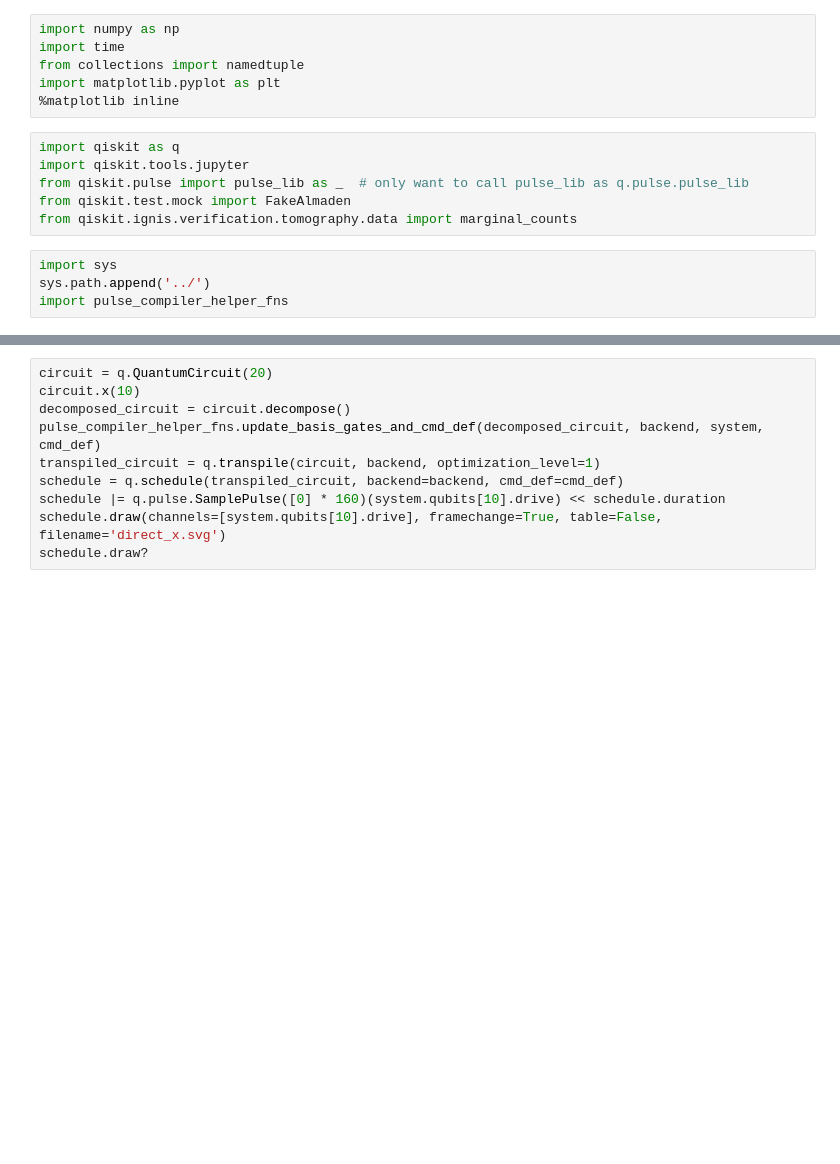
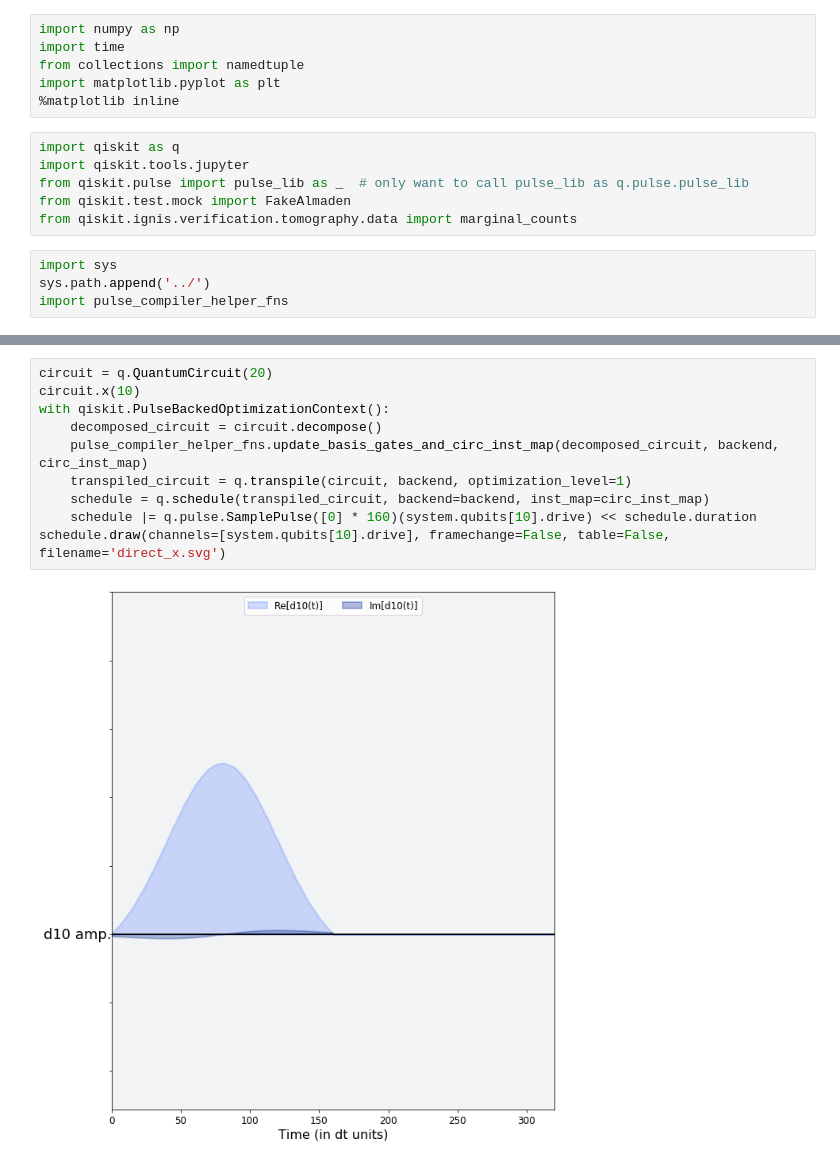
Before and after one commit to singular-value/optimizations_via_openpulse, a Jupyter notebook: Figures/standard_vs_direct_x_gate.ipynb, the cells around one changed output, grey strips where cells are left out. Cells and saved outputs as stored; diff of their text form; blank space fills up the shorter version.

```diff
--- a/Figures/standard_vs_direct_x_gate.ipynb
+++ b/Figures/standard_vs_direct_x_gate.ipynb
@@ -29,10 +29,12 @@ schedule.draw(channels=[system.qubits[10].drive], framechange=True, table=False,
 # %%
 circuit = q.QuantumCircuit(20)
 circuit.x(10)
-decomposed_circuit = circuit.decompose()
-pulse_compiler_helper_fns.update_basis_gates_and_cmd_def(decomposed_circuit, backend, system, cmd_def)
-transpiled_circuit = q.transpile(circuit, backend, optimization_level=1)
-schedule = q.schedule(transpiled_circuit, backend=backend, cmd_def=cmd_def)
-schedule |= q.pulse.SamplePulse([0] * 160)(system.qubits[10].drive) << schedule.duration
-schedule.draw(channels=[system.qubits[10].drive], framechange=True, table=False, filename='direct_x.svg')
-schedule.draw?
+with qiskit.PulseBackedOptimizationContext():
+    decomposed_circuit = circuit.decompose()
+    pulse_compiler_helper_fns.update_basis_gates_and_circ_inst_map(decomposed_circuit, backend, circ_inst_map)
+    transpiled_circuit = q.transpile(circuit, backend, optimization_level=1)
+    schedule = q.schedule(transpiled_circuit, backend=backend, inst_map=circ_inst_map)
+    schedule |= q.pulse.SamplePulse([0] * 160)(system.qubits[10].drive) << schedule.duration
+schedule.draw(channels=[system.qubits[10].drive], framechange=False, table=False, filename='direct_x.svg')
+# %% [output]
+[figure, added]
```
Also changed, not shown: parts of 2 cells of this notebook, 9 other files.
